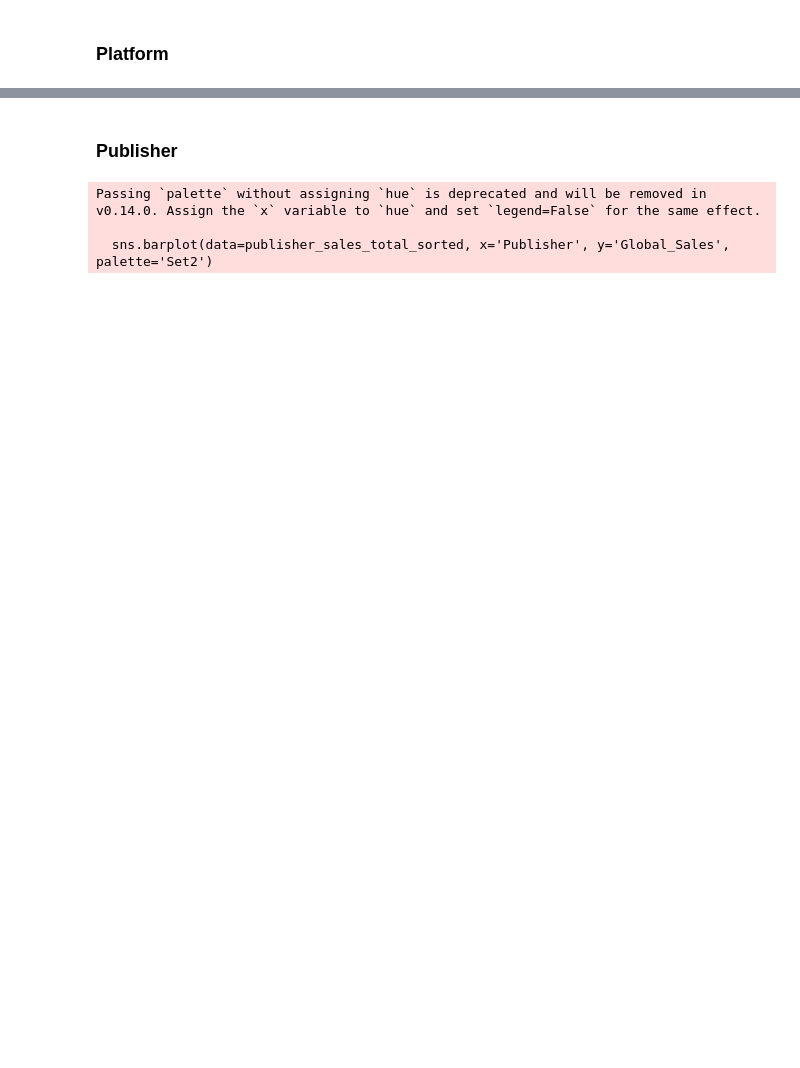
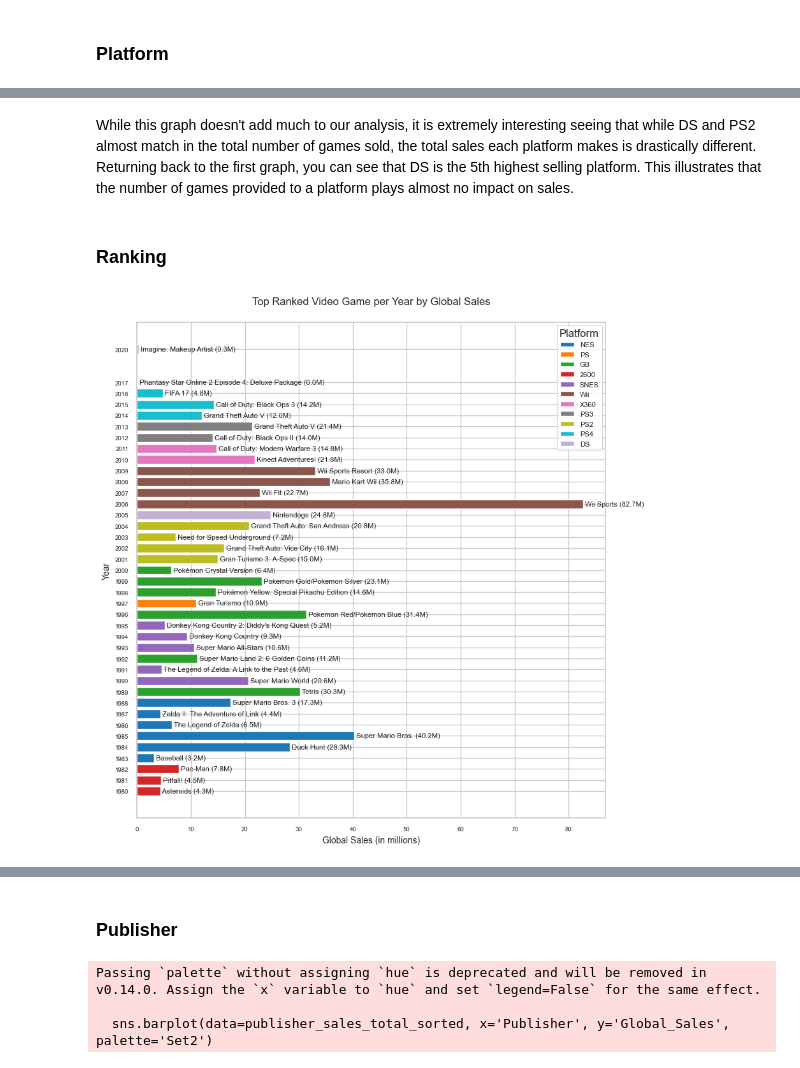
Before and after one commit to Shadowkj1/Analyzing_And_Predicting_Old_VideoGames, a Jupyter notebook: we_begin.ipynb, the cells around one changed output, grey strips where cells are left out. Drawn from its saved outputs; the diff is of its cells as text; code cells hidden in the pictures; blank space fills up the shorter version.

```diff
--- a/we_begin.ipynb
+++ b/we_begin.ipynb
@@ -349,0 +436,38 @@ plt.show()
+# %% [markdown]
+While this graph doesn't add much to our analysis, it is extremely interesting seeing that while DS and PS2 almost match in the total number of games sold, the total sales each platform makes is drastically different. Returning back to the first graph, you can see that DS is the 5th highest selling platform. This illustrates that the number of games provided to a platform plays almost no impact on sales.
+# %% [markdown]
+### Ranking
+# %%
+
+top_per_year = vgsales.loc[vgsales.groupby('Year')['Rank'].idxmin()]
+top_per_year = top_per_year.sort_values(by='Year')
+
+custom_colors = {
+    'NES': '#1f77b4', 'PS': '#ff7f0e', 'GB': '#2ca02c', '2600': '#d62728',
+    'SNES': '#9467bd', 'Wii': '#8c564b', 'X360': '#e377c2', 'PS3': '#7f7f7f',
+    'PS2': '#bcbd22', 'PS4': '#17becf', 'DS': '#c5b0d5'
+}
+
+plt.figure(figsize=(9, 9))
+ax = plt.gca()
+
+bars = ax.barh(top_per_year['Year'], top_per_year['Global_Sales'], color=[custom_colors.get(color) for color in top_per_year['Platform']])
+
+ax.set_yticks(top_per_year['Year'])
+ax.set_xlabel('Global Sales (in millions)', fontsize=10)
+ax.set_ylabel('Year', fontsize=10)
+ax.set_title('Top Ranked Video Game per Year by Global Sales', fontsize=12, pad=20)
+
+for i, bar in enumerate(bars):
+    game = top_per_year.iloc[i]
+    ax.text(bar.get_width(), bar.get_y() + bar.get_height()/2, f" {game['Name']} ({game['Global_Sales']:.1f}M)", va='center', fontsize=8)
+
+legend_elements = [plt.Rectangle((0,0),1,1, facecolor=color,) for color in custom_colors.values()]
+ax.legend(legend_elements, custom_colors.keys(), title="Platform", fontsize=8)
+
+plt.tight_layout()
+plt.xticks(fontsize=7)
+plt.yticks(fontsize=7)
+plt.show()
+# %% [output]
+[figure, added]
```
Also changed, not shown: parts of 69 cells of this notebook.
